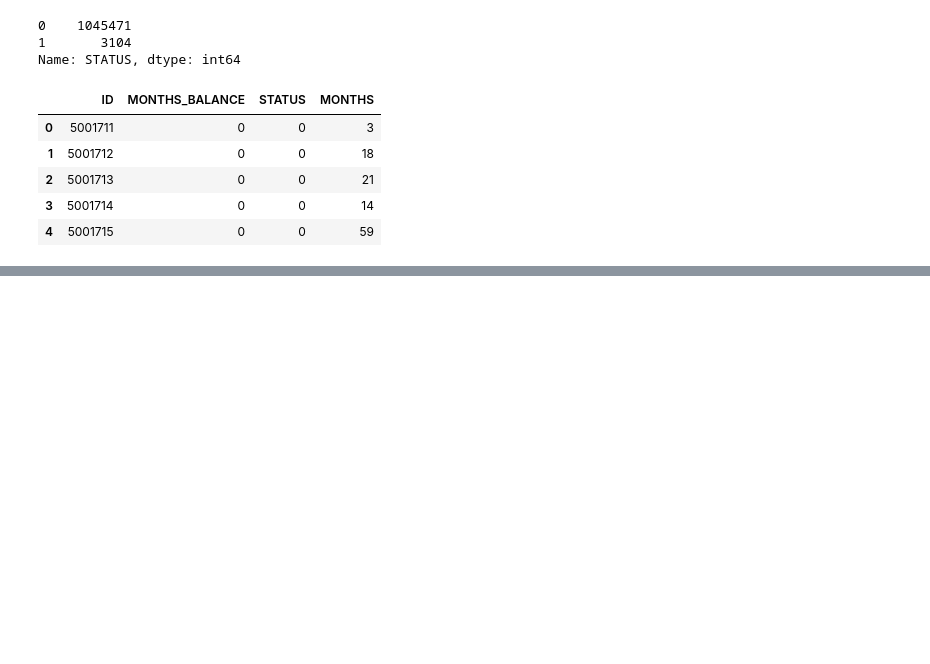
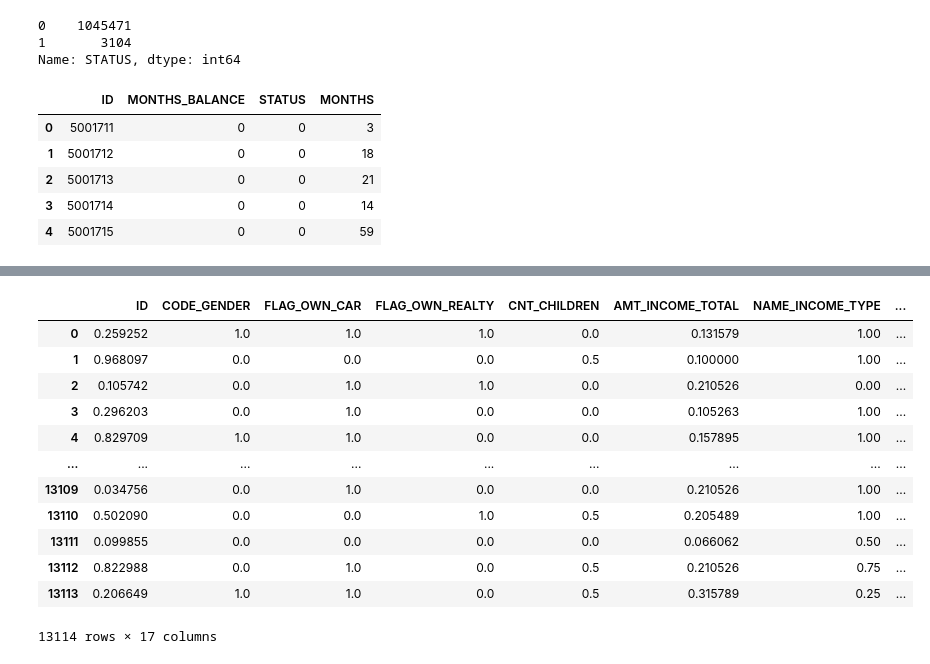
Before and after one commit to isoori/Credit-Card-Approval-Prediction, a Jupyter notebook: Credit Card Approval Prediction.ipynb, the cells around one changed output, grey strips where cells are left out. Drawn from its saved outputs; the diff is of its cells as text; code cells hidden in the pictures; blank space fills up the shorter version.

```diff
--- a/Credit Card Approval Prediction.ipynb
+++ b/Credit Card Approval Prediction.ipynb
@@ -178,0 +201,9 @@ recgb.head()
+# %%
+features = app.drop('STATUS',axis=1)
+target = app['STATUS']
+# %%
+X_train,X_test , y_train,y_test = train_test_split(features,target,test_size=0.3,random_state=123)
+# %%
+over_sample = SMOTE()
+X_BALANCE , Y_BALANCE = over_sample.fit_resample(X_train,y_train)
+X_TEST_BALACE , Y_TEST_BALANCE = over_sample.fit_resample(X_test,y_test)
@@ -178,0 +222,20 @@ recgb.head()
+# %%
+scaller = MinMaxScaler()
+X_scale = pd.DataFrame(data=scaller.fit_transform(X_BALANCE),columns=X_BALANCE.columns)
+X_test_scalled = pd.DataFrame(data=scaller.transform(X_TEST_BALACE),columns=X_TEST_BALACE.columns)
+# %%
+X_scale
+# %% [output]
+|  | ID | CODE_GENDER | FLAG_OWN_CAR | FLAG_OWN_REALTY | CNT_CHILDREN | AMT_INCOME_TOTAL | NAME_INCOME_TYPE | ... |
+| 0 | 0.259252 | 1.0 | 1.0 | 1.0 | 0.0 | 0.131579 | 1.00 | ... |
+| 1 | 0.968097 | 0.0 | 0.0 | 0.0 | 0.5 | 0.100000 | 1.00 | ... |
+| 2 | 0.105742 | 0.0 | 1.0 | 1.0 | 0.0 | 0.210526 | 0.00 | ... |
+| 3 | 0.296203 | 0.0 | 1.0 | 0.0 | 0.0 | 0.105263 | 1.00 | ... |
+| 4 | 0.829709 | 1.0 | 1.0 | 0.0 | 0.0 | 0.157895 | 1.00 | ... |
+| ... | ... | ... | ... | ... | ... | ... | ... | ... |
+| 13109 | 0.034756 | 0.0 | 1.0 | 0.0 | 0.0 | 0.210526 | 1.00 | ... |
+| 13110 | 0.502090 | 0.0 | 0.0 | 1.0 | 0.5 | 0.205489 | 1.00 | ... |
+| 13111 | 0.099855 | 0.0 | 0.0 | 0.0 | 0.0 | 0.066062 | 0.50 | ... |
+| 13112 | 0.822988 | 0.0 | 1.0 | 0.0 | 0.5 | 0.210526 | 0.75 | ... |
+| 13113 | 0.206649 | 1.0 | 1.0 | 0.0 | 0.5 | 0.315789 | 0.25 | ... |
+13114 rows × 17 columns
```
Also changed, not shown: parts of 8 cells of this notebook.
